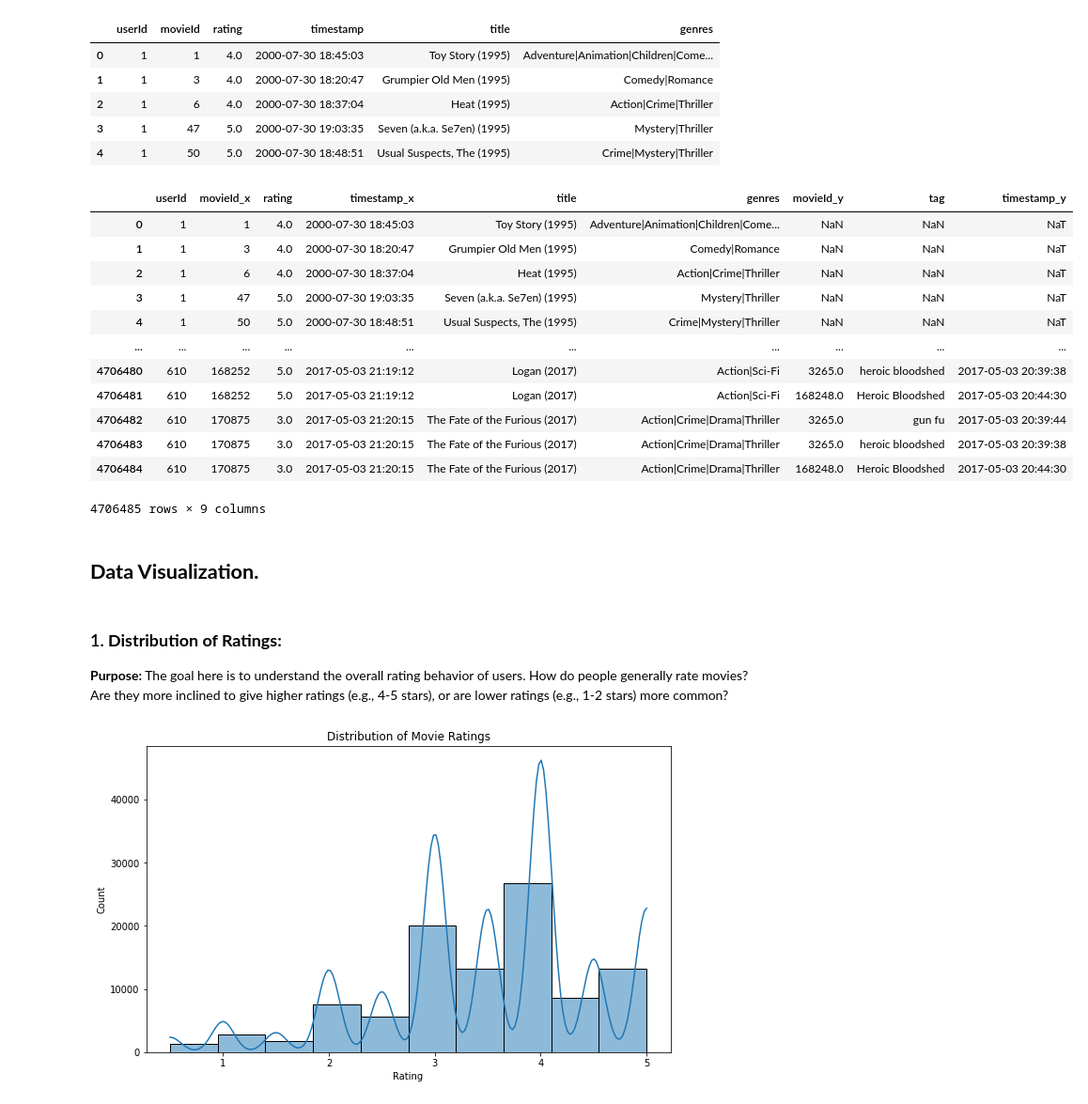
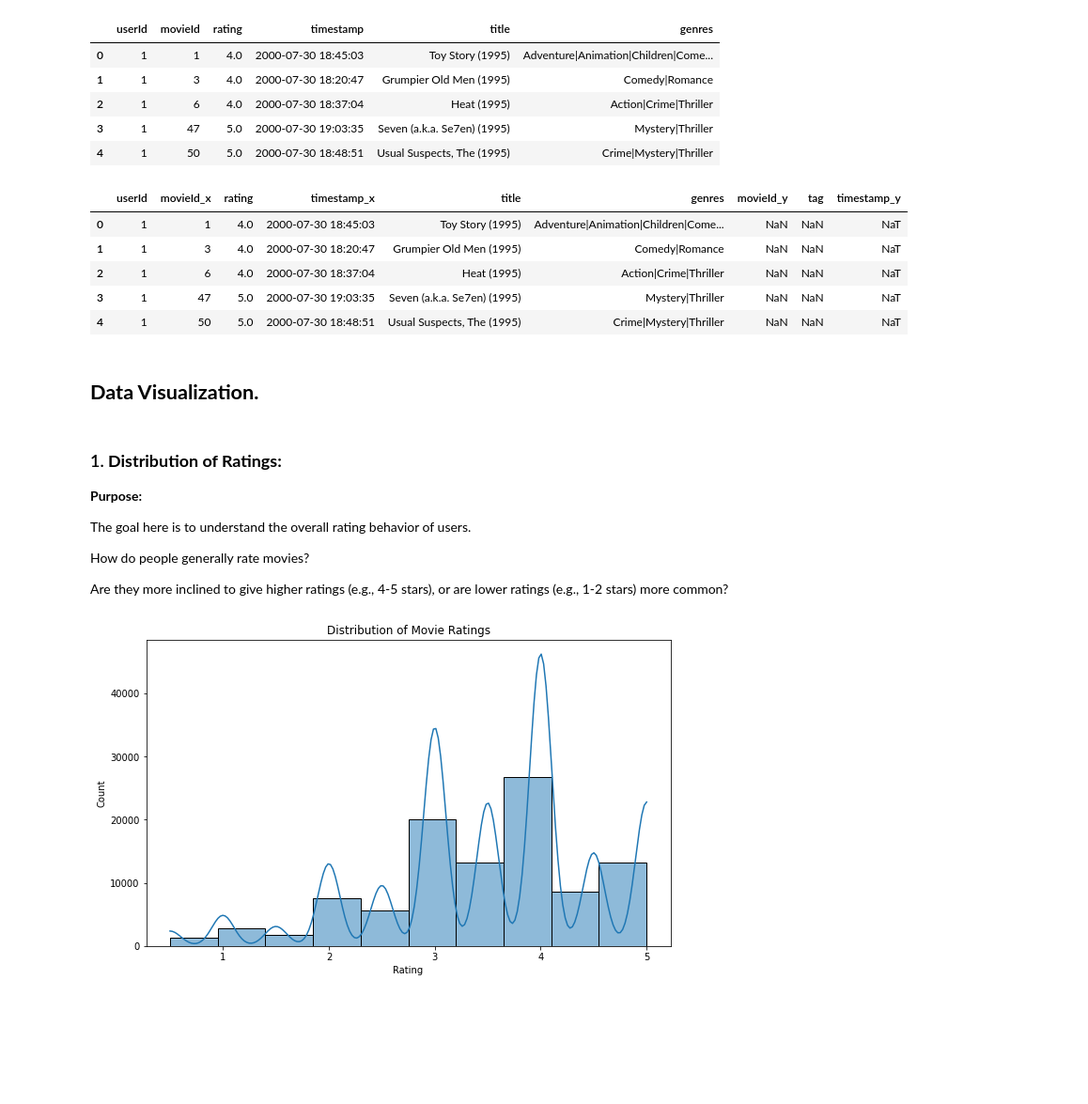
Before and after one commit to DavidGathimbaM/Movie_Recommendation_System, a Jupyter notebook: Peter.ipynb, the cells around one changed output. Shown at 94% size. Saved outputs shown, nothing was run; the diff lists cells and outputs as text; code cells hidden in the pictures; blank space fills up the shorter version.

```diff
--- a/Peter.ipynb
+++ b/Peter.ipynb
@@ -281,27 +294,25 @@ movie_ratings.head()
 # %%
 tags_movie_ratings = pd.merge(movie_ratings, tags, on='userId', how='left')
 
-tags_movie_ratings
+tags_movie_ratings.head()
 # %% [output]
 |  | userId | movieId_x | rating | timestamp_x | title | genres | movieId_y | tag | timestamp_y |
 | 0 | 1 | 1 | 4.0 | 2000-07-30 18:45:03 | Toy Story (1995) | Adventure|Animation|Children|Come... | NaN | NaN | NaT |
 | 1 | 1 | 3 | 4.0 | 2000-07-30 18:20:47 | Grumpier Old Men (1995) | Comedy|Romance | NaN | NaN | NaT |
 | 2 | 1 | 6 | 4.0 | 2000-07-30 18:37:04 | Heat (1995) | Action|Crime|Thriller | NaN | NaN | NaT |
 | 3 | 1 | 47 | 5.0 | 2000-07-30 19:03:35 | Seven (a.k.a. Se7en) (1995) | Mystery|Thriller | NaN | NaN | NaT |
 | 4 | 1 | 50 | 5.0 | 2000-07-30 18:48:51 | Usual Suspects, The (1995) | Crime|Mystery|Thriller | NaN | NaN | NaT |
-| ... | ... | ... | ... | ... | ... | ... | ... | ... | ... |
-| 4706480 | 610 | 168252 | 5.0 | 2017-05-03 21:19:12 | Logan (2017) | Action|Sci-Fi | 3265.0 | heroic bloodshed | 2017-05-03 20:39:38 |
-| 4706481 | 610 | 168252 | 5.0 | 2017-05-03 21:19:12 | Logan (2017) | Action|Sci-Fi | 168248.0 | Heroic Bloodshed | 2017-05-03 20:44:30 |
-| 4706482 | 610 | 170875 | 3.0 | 2017-05-03 21:20:15 | The Fate of the Furious (2017) | Action|Crime|Drama|Thriller | 3265.0 | gun fu | 2017-05-03 20:39:44 |
-| 4706483 | 610 | 170875 | 3.0 | 2017-05-03 21:20:15 | The Fate of the Furious (2017) | Action|Crime|Drama|Thriller | 3265.0 | heroic bloodshed | 2017-05-03 20:39:38 |
-| 4706484 | 610 | 170875 | 3.0 | 2017-05-03 21:20:15 | The Fate of the Furious (2017) | Action|Crime|Drama|Thriller | 168248.0 | Heroic Bloodshed | 2017-05-03 20:44:30 |
-4706485 rows × 9 columns
 # %% [markdown]
 ## **Data Visualization.**
 # %% [markdown]
 ### 1. **Distribution of Ratings:**
 **Purpose:**
-The goal here is to understand the overall rating behavior of users. How do people generally rate movies? Are they more inclined to give higher ratings (e.g., 4-5 stars), or are lower ratings (e.g., 1-2 stars) more common?
+
+The goal here is to understand the overall rating behavior of users.
+
+How do people generally rate movies?
+
+Are they more inclined to give higher ratings (e.g., 4-5 stars), or are lower ratings (e.g., 1-2 stars) more common?
 # %%
 # Plot histogram
 plt.figure(figsize=(10,6))
```
Also changed, not shown: parts of 13 cells of this notebook.
